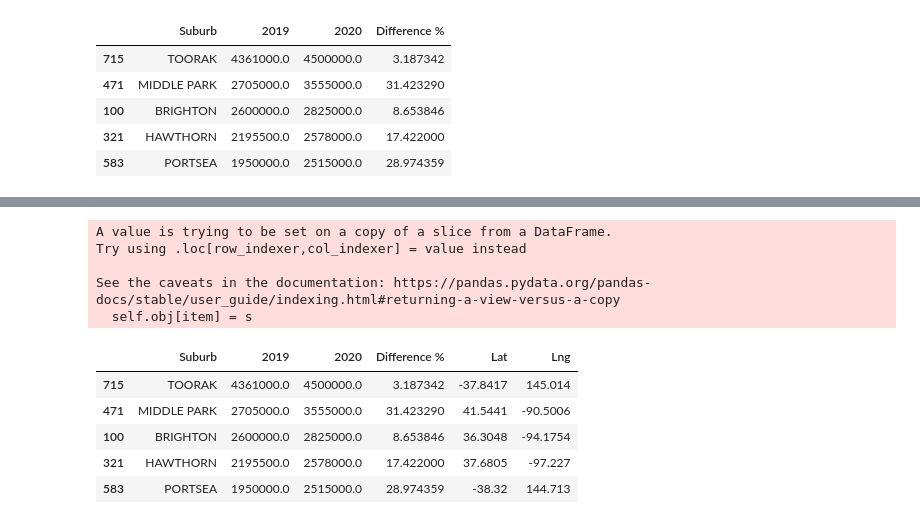
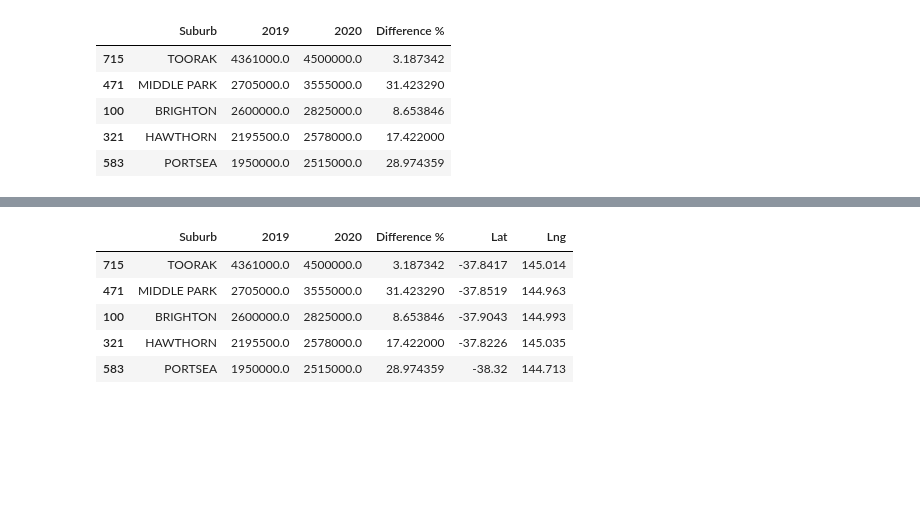
Before and after one commit to LP-116/Project-1, a Jupyter notebook: suburb year analysis.ipynb, the cells around one changed output, grey strips where cells are left out. Cells and saved outputs as stored; diff of their text form; code cells hidden in the pictures; blank space fills up the shorter version.

```diff
--- a/suburb year analysis.ipynb
+++ b/suburb year analysis.ipynb
@@ -306,7 +305,7 @@ top_subs
 | 590 | RAINBOW | 75000.0 | 77500.0 | 3.333333 |
 765 rows × 4 columns
 # %%
-top_5_2020 = top_subs.head()
+top_5_2020 = top_subs.head().copy()
 top_5_2020
 # %% [output]
 |  | Suburb | 2019 | 2020 | Difference % |
@@ -394,34 +384,29 @@ lng = geo_data["results"][0]["geometry"]["location"]["lng"]
 # %%
 params = {"key": g_key}
 
 for index, row in top_5_2020.iterrows():
 
     base_url = "https://maps.googleapis.com/maps/api/geocode/json?"
 
     suburb = row["Suburb"]
 
-    params["address"] = f"{suburb},"Vic"
+    params["address"] = f"{suburb}, Vic"
 
     subs_lat_lng = requests.get(base_url, params=params)
 
     subs_lat_lng = subs_lat_lng.json()
 
     top_5_2020.loc[index, "Lat"] = subs_lat_lng["results"][0]["geometry"]["location"]["lat"]
     top_5_2020.loc[index, "Lng"] = subs_lat_lng["results"][0]["geometry"]["location"]["lng"]
 
 
 top_5_2020
 # %% [output]
-A value is trying to be set on a copy of a slice from a DataFrame.
-Try using .loc[row_indexer,col_indexer] = value instead
-
-See the caveats in the documentation: https://pandas.pydata.org/pandas-docs/stable/user_guide/indexing.html#returning-a-view-versus-a-copy
-  self.obj[item] = s
 |  | Suburb | 2019 | 2020 | Difference % | Lat | Lng |
 | 715 | TOORAK | 4361000.0 | 4500000.0 | 3.187342 | -37.8417 | 145.014 |
-| 471 | MIDDLE PARK | 2705000.0 | 3555000.0 | 31.423290 | 41.5441 | -90.5006 |
-| 100 | BRIGHTON | 2600000.0 | 2825000.0 | 8.653846 | 36.3048 | -94.1754 |
-| 321 | HAWTHORN | 2195500.0 | 2578000.0 | 17.422000 | 37.6805 | -97.227 |
+| 471 | MIDDLE PARK | 2705000.0 | 3555000.0 | 31.423290 | -37.8519 | 144.963 |
+| 100 | BRIGHTON | 2600000.0 | 2825000.0 | 8.653846 | -37.9043 | 144.993 |
+| 321 | HAWTHORN | 2195500.0 | 2578000.0 | 17.422000 | -37.8226 | 145.035 |
 | 583 | PORTSEA | 1950000.0 | 2515000.0 | 28.974359 | -38.32 | 144.713 |
 # %%
 marker_locations = top_5_2020[["Lat", "Lng"]]
```
Also changed, not shown: parts of 6 cells of this notebook, 5 other files.
